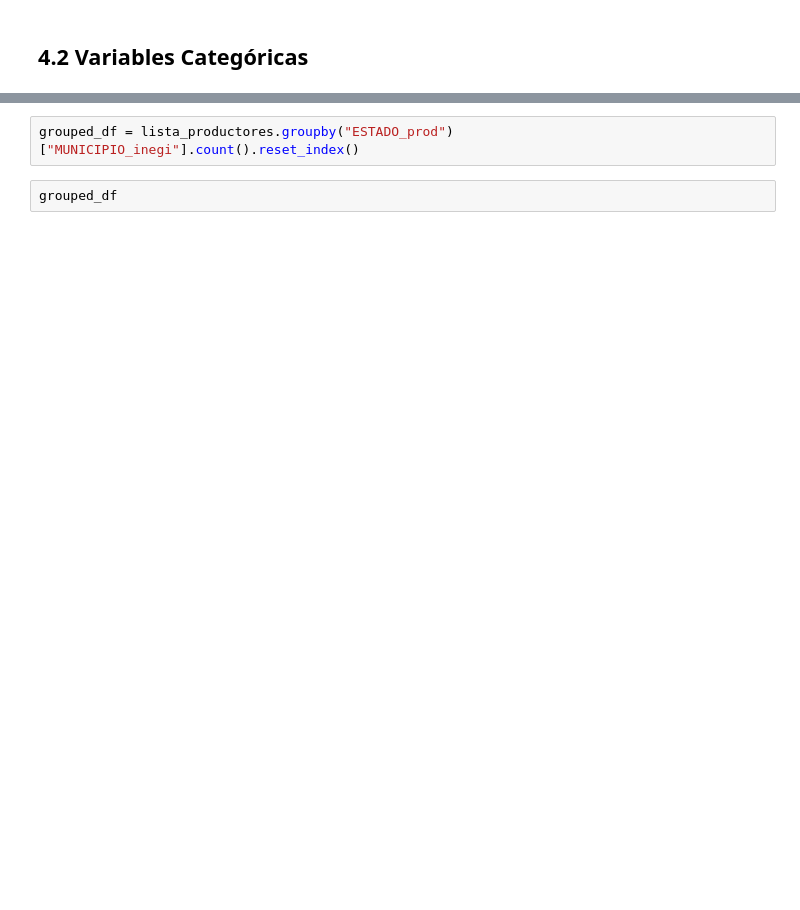
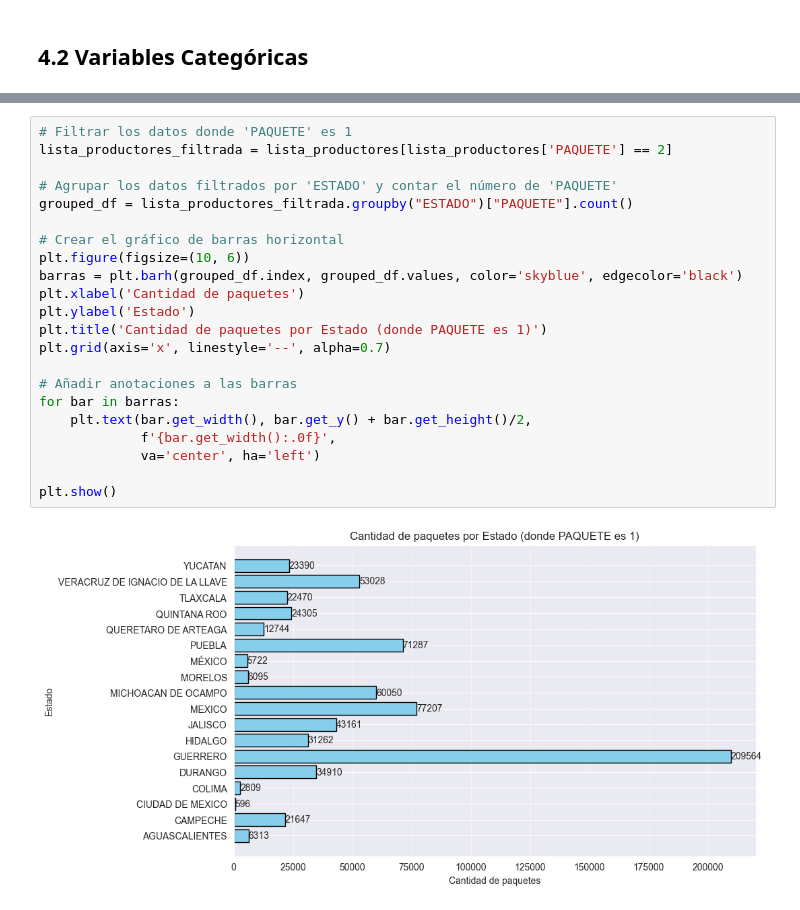
Before and after one commit to DGRIA/SESNA-Fertilizantes, a Jupyter notebook: src/Notebooks/3.1_EDA_productores_autorizados_2023.ipynb, the cells around one changed output, grey strips where cells are left out. Drawn from its saved outputs; the diff is of its cells as text; blank space fills up the shorter version.

```diff
--- a/src/Notebooks/3.1_EDA_productores_autorizados_2023.ipynb
+++ b/src/Notebooks/3.1_EDA_productores_autorizados_2023.ipynb
@@ -239,4 +270,24 @@ x = lista_productores[['ESTADO_prod', 'MUNICIPIO_prod', 'ACUSE']]
 # %%
-grouped_df = lista_productores.groupby("ESTADO_prod")["MUNICIPIO_inegi"].count().reset_index()
+# Filtrar los datos donde 'PAQUETE' es 1
+lista_productores_filtrada = lista_productores[lista_productores['PAQUETE'] == 2]
+
+# Agrupar los datos filtrados por 'ESTADO' y contar el número de 'PAQUETE'
+grouped_df = lista_productores_filtrada.groupby("ESTADO")["PAQUETE"].count()
+
+# Crear el gráfico de barras horizontal
+plt.figure(figsize=(10, 6))
+barras = plt.barh(grouped_df.index, grouped_df.values, color='skyblue', edgecolor='black')
+plt.xlabel('Cantidad de paquetes')
+plt.ylabel('Estado')
+plt.title('Cantidad de paquetes por Estado (donde PAQUETE es 1)')
+plt.grid(axis='x', linestyle='--', alpha=0.7)
+
+# Añadir anotaciones a las barras
+for bar in barras:
+    plt.text(bar.get_width(), bar.get_y() + bar.get_height()/2,
+             f'{bar.get_width():.0f}',
+             va='center', ha='left')
+
+plt.show()
+# %% [output]
+[figure, added]
-# %%
-grouped_df
```
Also changed, not shown: parts of 4 cells of this notebook.
